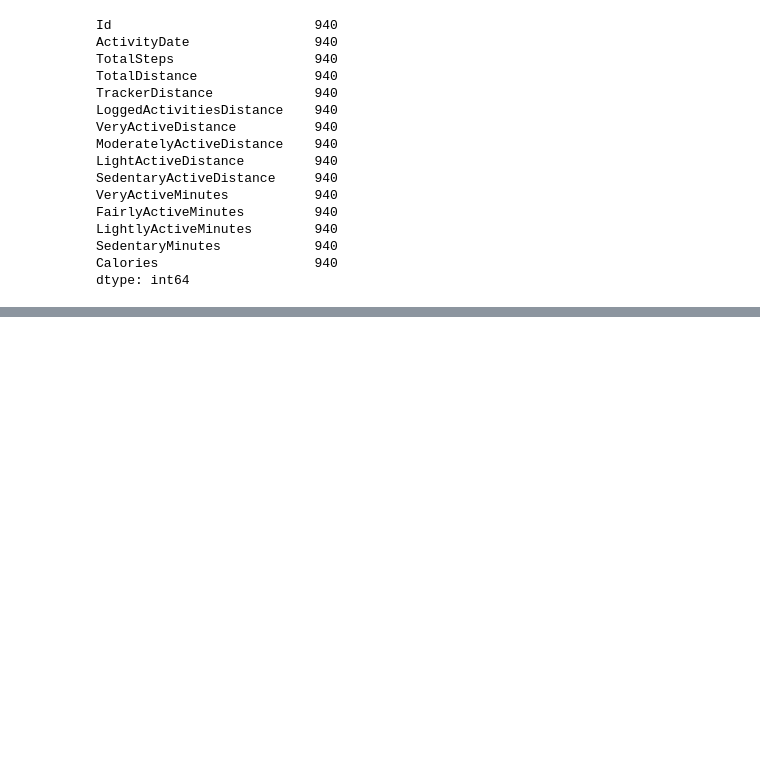
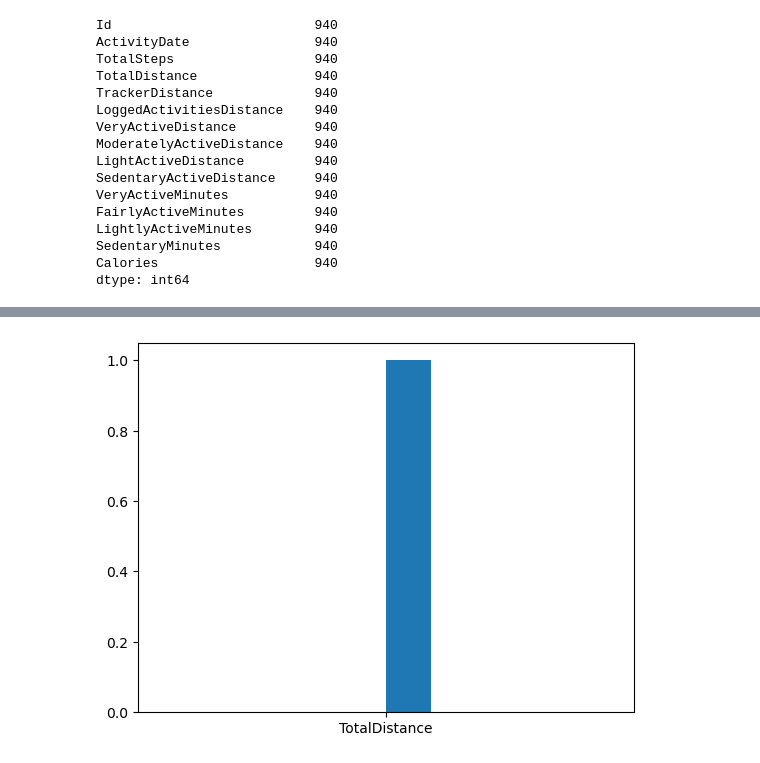
Before and after one commit to Santhoshmaganti/Smart_Health, a Jupyter notebook: dailyactivity.ipynb, the cells around one changed output, grey strips where cells are left out. Drawn from its saved outputs; the diff is of its cells as text; code cells hidden in the pictures; blank space fills up the shorter version.

```diff
--- a/dailyactivity.ipynb
+++ b/dailyactivity.ipynb
@@ -204,0 +203,6 @@ Name: 0.5, dtype: float64
+# %%
+x=["TotalDistance"]
+plt.hist(x)
+plt.show()
+# %% [output]
+[figure, added]
```
Also changed, not shown: parts of 27 cells of this notebook.
